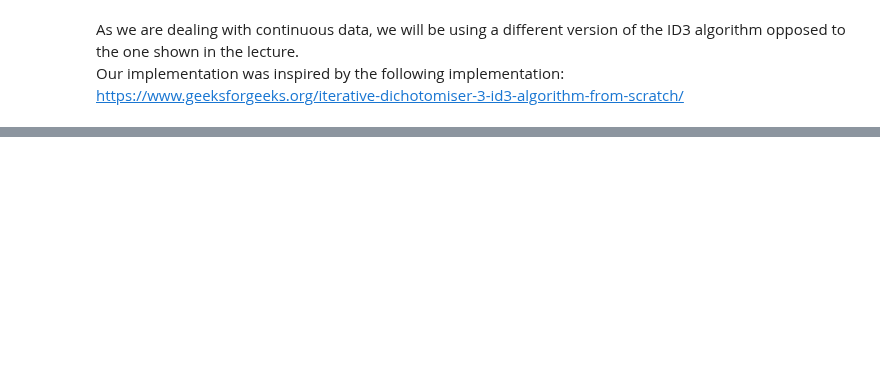
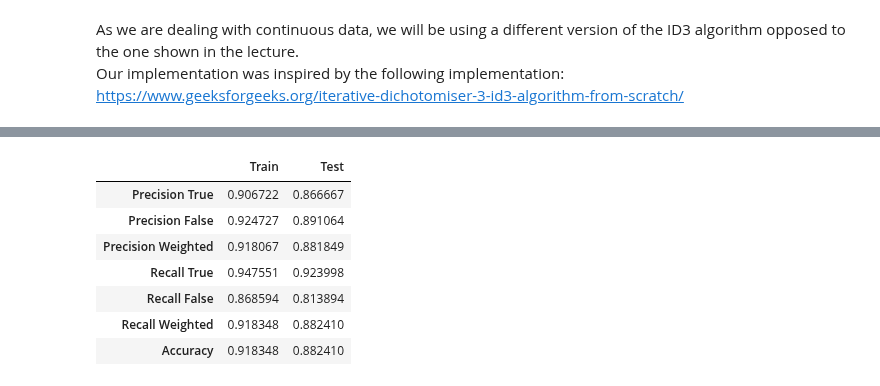
Before and after one commit to MartinH2k3/IAUProject, a Jupyter notebook: Phase3M.ipynb, the cells around one changed output, grey strips where cells are left out. Cells and saved outputs as stored; diff of their text form; code cells hidden in the pictures; blank space fills up the shorter version.

```diff
--- a/Phase3M.ipynb
+++ b/Phase3M.ipynb
@@ -169,0 +275,11 @@ import multiprocessing as mp
+# %%
+test_id3_hyperparameters(max_depth=10, min_samples_split=10)
+# %% [output]
+|  | Train | Test |
+| Precision True | 0.906722 | 0.866667 |
+| Precision False | 0.924727 | 0.891064 |
+| Precision Weighted | 0.918067 | 0.881849 |
+| Recall True | 0.947551 | 0.923998 |
+| Recall False | 0.868594 | 0.813894 |
+| Recall Weighted | 0.918348 | 0.882410 |
+| Accuracy | 0.918348 | 0.882410 |
```
Also changed, not shown: parts of 32 cells of this notebook.
